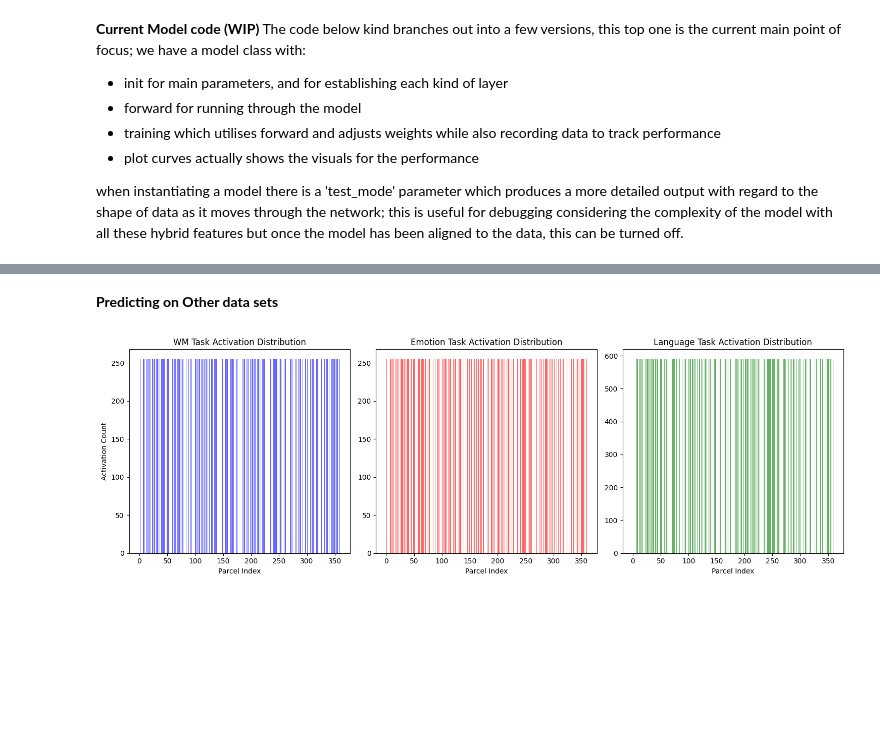
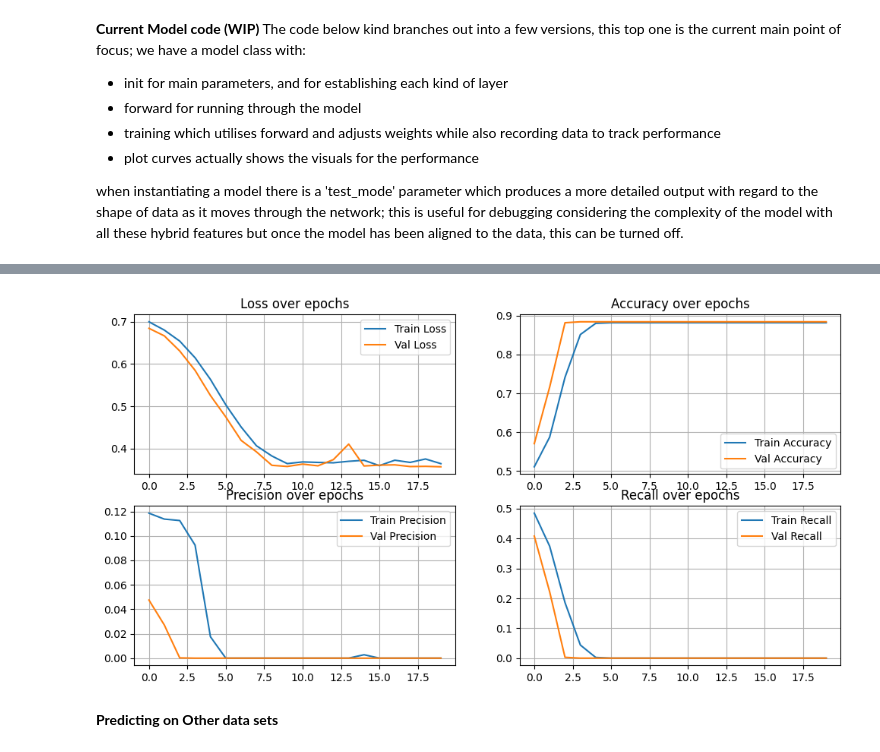
Before and after one commit to saamehsanaaee/MontbretiaCabinet-ISP, a Jupyter notebook: notebooks/WMAD_GNN-LSTM.ipynb, the cells around one changed output, grey strips where cells are left out. Drawn from its saved outputs; the diff is of its cells as text; code cells hidden in the pictures; blank space fills up the shorter version.

Commit message:
Updated model

```diff
--- a/notebooks/WMAD_GNN-LSTM.ipynb
+++ b/notebooks/WMAD_GNN-LSTM.ipynb
@@ -693,14 +690,14 @@ def adjust_wm_labels(labels):
     return adjusted_labels
 # %%
 #this further cleans the raw 3D matrix specifically for model input and includes standardisation (we may remove)
-def construct_parcellation_matrix(fmri_3d_matrix, fmri_df, standardize=True, test_mode=True):
+def construct_parcellation_matrix(fmri_3d_matrix, fmri_df, Standardize=True, test_mode=True):
     """
     Constructs the main parcellation matrix from the fMRI 3D matrix.
 
     Arguments:
         fmri_3d_matrix (np.ndarray): 3D fMRI matrix (n_exposures, 360, time_steps)
         fmri_df (pd.DataFrame): Original fMRI DataFrame for reference (used to retain subject and condition if needed).
-        standardize (bool): Whether to apply Z-score normalization across the time dimension.
+        Standardize (bool): Whether to apply Z-score normalization across the time dimension.
         test_mode (bool): If True, prints debug information and visualizations.
 
     Returns:
@@ -717,7 +714,7 @@ def construct_parcellation_matrix(fmri_3d_matrix, fmri_df, standardize=True, tes
     print(f"✅ Data dimensions: n_exposures={n_exposures}, n_parcels={n_parcels}, time_steps={time_steps}")
 
     # Step 1: Standardize Data (if requested)
-    if standardize:
+    if Standardize:
         fmri_3d_matrix = zscore(fmri_3d_matrix, axis=2)  # Standardize across the time axis
         print("✅ Applied Z-score normalization to parcels across time.")
 
@@ -933,7 +930,7 @@ binary_labels_wm = adjust_wm_labels(labels_wm) #this collapses 0bk vs 2bk to bin
 
 #Construct parcellation matrix
 fmri_wm, metadata_WM = construct_parcellation_matrix(fmri_wm, fmri_df_wm,
-                                                     standardize=True,
+                                                     Standardize=True,
                                                      test_mode=False)
 # Construct target matrix
 target_matrix_wm = construct_target_matrix(fmri_wm, binary_labels_wm,
@@ -1494,13 +1488,24 @@ class GNN_LSTM_MLP(nn.Module):
 # %%
 # ========== Initialize Model ========== use this as the interface for adjusting hyperparameters
 model = GNN_LSTM_MLP(
-    num_parcels=360, time_steps=50, features_per_node=1,
-    gnn_layers=2, gnn_hidden_dim=64,
-    lstm_layers=2, lstm_hidden_dim=128,
-    mlp_layers=2, mlp_hidden_dim=64,
-    dropout_rate=0.3, batch_norm=True,
-    test_mode=False
+    num_parcels=360,      #360 glasser parcels, not changeable
+    time_steps=20,        #20 is good for testing
+    features_per_node=1,
+
+    gnn_layers=2,         #for altering amount of GCN layers
+    gnn_hidden_dim=64,
+
+    lstm_layers=2,        #for altering amount of LSTM layers
+    lstm_hidden_dim=128,
+
+    mlp_layers=2,         #for altering amount of standard MLP layers
+    mlp_hidden_dim=64,
+
+    dropout_rate=0.3,     #regularization via sparsity
+    batch_norm=True,      #to-do: make this more customizable with respect to batch sizing
+    test_mode=False       #debuggiong mode that turns on shape information during training
 )
 
 # Train model (automatically logs and plots metrics)
-model.train_model(train_loader, val_loader, edge_index, epochs=50, learning_rate=0.001)
+model.train_model(train_loader, val_loader, edge_index, epochs=20, learning_rate=0.001)
+# %% [output]
@@ -1507,2 +1529,3 @@ model.train_model(train_loader, val_loader, edge_index, epochs=50, learning_rate
+[figure, added]
 # %% [markdown]
 **Predicting on Other data sets**
@@ -1536,45 +1531,0 @@ with Diagram("Hybrid GCN-LSTM-MLP Model", show=False):
-# %%
-import numpy as np
-import matplotlib.pyplot as plt
-
-def count_activations(predictions):
-    """
-    Counts the number of times each parcel was predicted as active (1).
-    """
-    return np.sum(predictions.numpy(), axis=0)  # Sum across batches
-
-# Compute activations
-wm_activations = count_activations(emotion_predictions)
-emotion_activations = count_activations(emotion_predictions)
-language_activations = count_activations(language_predictions)
-
-def plot_activation_distributions(wm_counts, emotion_counts, language_counts):
-    """
-    Plots bar charts showing activation counts per parcel for different tasks.
-    """
-    parcels = np.arange(360)
-
-    plt.figure(figsize=(15, 5))
-
-    plt.subplot(1, 3, 1)
-    plt.bar(parcels, wm_counts, color="blue", alpha=0.6)
-    plt.title("WM Task Activation Distribution")
-    plt.xlabel("Parcel Index")
-    plt.ylabel("Activation Count")
-
-    plt.subplot(1, 3, 2)
-    plt.bar(parcels, emotion_counts, color="red", alpha=0.6)
-    plt.title("Emotion Task Activation Distribution")
-    plt.xlabel("Parcel Index")
-
-    plt.subplot(1, 3, 3)
-    plt.bar(parcels, language_counts, color="green", alpha=0.6)
-    plt.title("Language Task Activation Distribution")
-    plt.xlabel("Parcel Index")
-
-    plt.tight_layout()
-    plt.show()
-
-plot_activation_distributions(wm_activations, emotion_activations, language_activations)
-# %% [output]
-[figure, removed]
```
Also changed, not shown: parts of 17 cells of this notebook.
